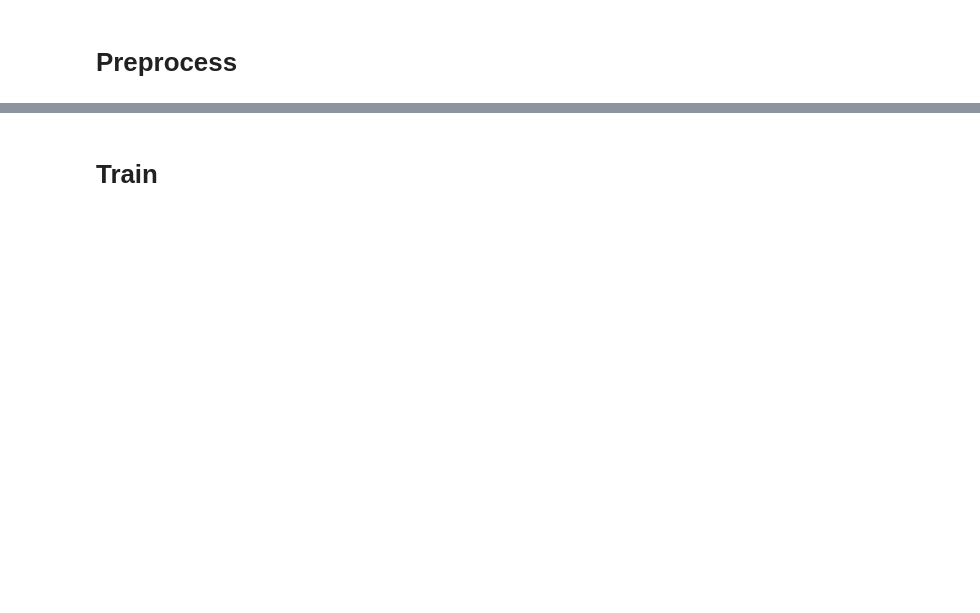
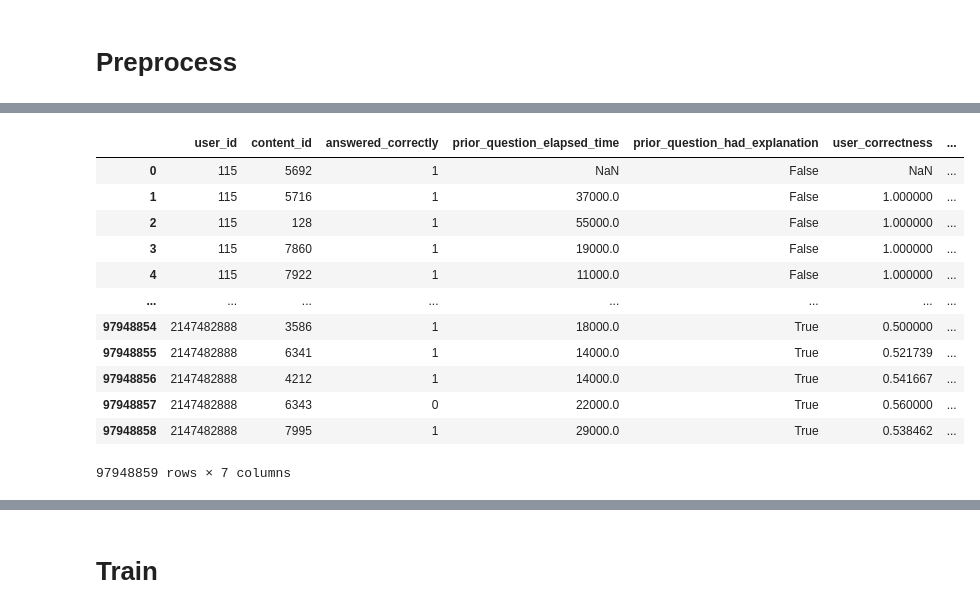
Before and after one commit to Adrian1903/Participez-a-une-competition-Kaggle, a Jupyter notebook: dev/model-from-riiid-lgbm-starter.ipynb, the cells around one changed output, grey strips where cells are left out. Saved outputs shown, nothing was run; the diff lists cells and outputs as text; code cells hidden in the pictures; blank space fills up the shorter version.

```diff
--- a/dev/model-from-riiid-lgbm-starter.ipynb
+++ b/dev/model-from-riiid-lgbm-starter.ipynb
@@ -49,5 +24,5 @@ Wall time: 10.5 s
 # %%
-# train_df = dt.fread('../input/riiid-test-answer-prediction/train.csv', columns=set(data_types_dict.keys())).to_pandas()
+train_df = dt.fread('../input/riiid-test-answer-prediction/train.csv', columns=set(data_types_dict.keys())).to_pandas()
 train_df = train_df[train_df[target] != -1].reset_index(drop=True)
 train_df['prior_question_had_explanation'].fillna(False, inplace=True)
 train_df = train_df.astype(data_types_dict)
@@ -63,0 +99,17 @@ train_df = train_df.groupby('user_id').tail(24).reset_index(drop=True)
+# %%
+train_df = pd.merge(train_df, user_info, on='user_id')
+train_df
+# %% [output]
+|  | user_id | content_id | answered_correctly | prior_question_elapsed_time | prior_question_had_explanation | user_correctness | ... |
+| 0 | 115 | 5692 | 1 | NaN | False | NaN | ... |
+| 1 | 115 | 5716 | 1 | 37000.0 | False | 1.000000 | ... |
+| 2 | 115 | 128 | 1 | 55000.0 | False | 1.000000 | ... |
+| 3 | 115 | 7860 | 1 | 19000.0 | False | 1.000000 | ... |
+| 4 | 115 | 7922 | 1 | 11000.0 | False | 1.000000 | ... |
+| ... | ... | ... | ... | ... | ... | ... | ... |
+| 97948854 | 2147482888 | 3586 | 1 | 18000.0 | True | 0.500000 | ... |
+| 97948855 | 2147482888 | 6341 | 1 | 14000.0 | True | 0.521739 | ... |
+| 97948856 | 2147482888 | 4212 | 1 | 14000.0 | True | 0.541667 | ... |
+| 97948857 | 2147482888 | 6343 | 0 | 22000.0 | True | 0.560000 | ... |
+| 97948858 | 2147482888 | 7995 | 1 | 29000.0 | True | 0.538462 | ... |
+97948859 rows × 7 columns
```
Also changed, not shown: parts of 18 cells of this notebook.
